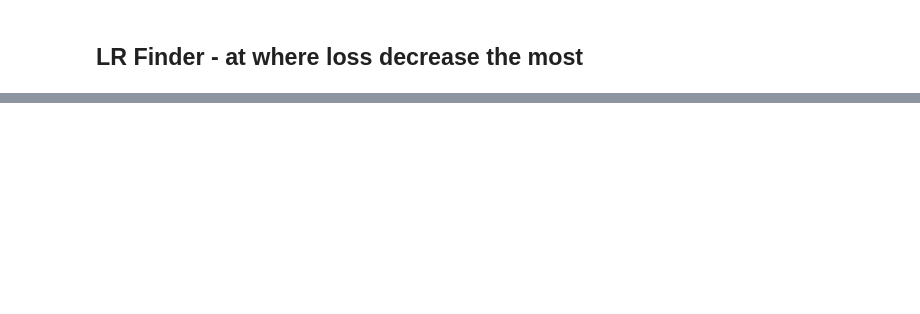
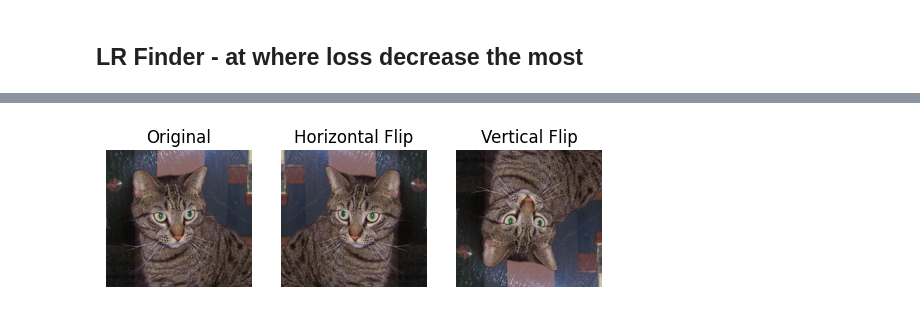
Before and after one commit to PHM1605/programming-pytorch-for-deep-learning-pointer, a Jupyter notebook: chapter4.ipynb, the cells around one changed output, grey strips where cells are left out. Saved outputs shown, nothing was run; the diff lists cells and outputs as text; code cells hidden in the pictures; blank space fills up the shorter version.

```diff
--- a/chapter4.ipynb
+++ b/chapter4.ipynb
@@ -128,0 +208,24 @@ def find_lr(model, loss_fn, optimizer, train_loader, init_value=1e-8, final_valu
+# %%
+hflip = transforms.RandomHorizontalFlip(p=1.0)
+vflip = transforms.RandomVerticalFlip(p=1.0)
+img_h = hflip(img)
+img_v = vflip(img)
+
+plt.subplot(1,3,1)
+plt.imshow(img)
+plt.title("Original")
+plt.axis("off")
+
+plt.subplot(1,3,2)
+plt.imshow(img_h)
+plt.title("Horizontal Flip")
+plt.axis("off")
+
+plt.subplot(1,3,3)
+plt.imshow(img_v)
+plt.title("Vertical Flip")
+plt.axis("off")
+
+plt.show()
+# %% [output]
+[figure, added]
```
Also changed, not shown: parts of 16 cells of this notebook.
